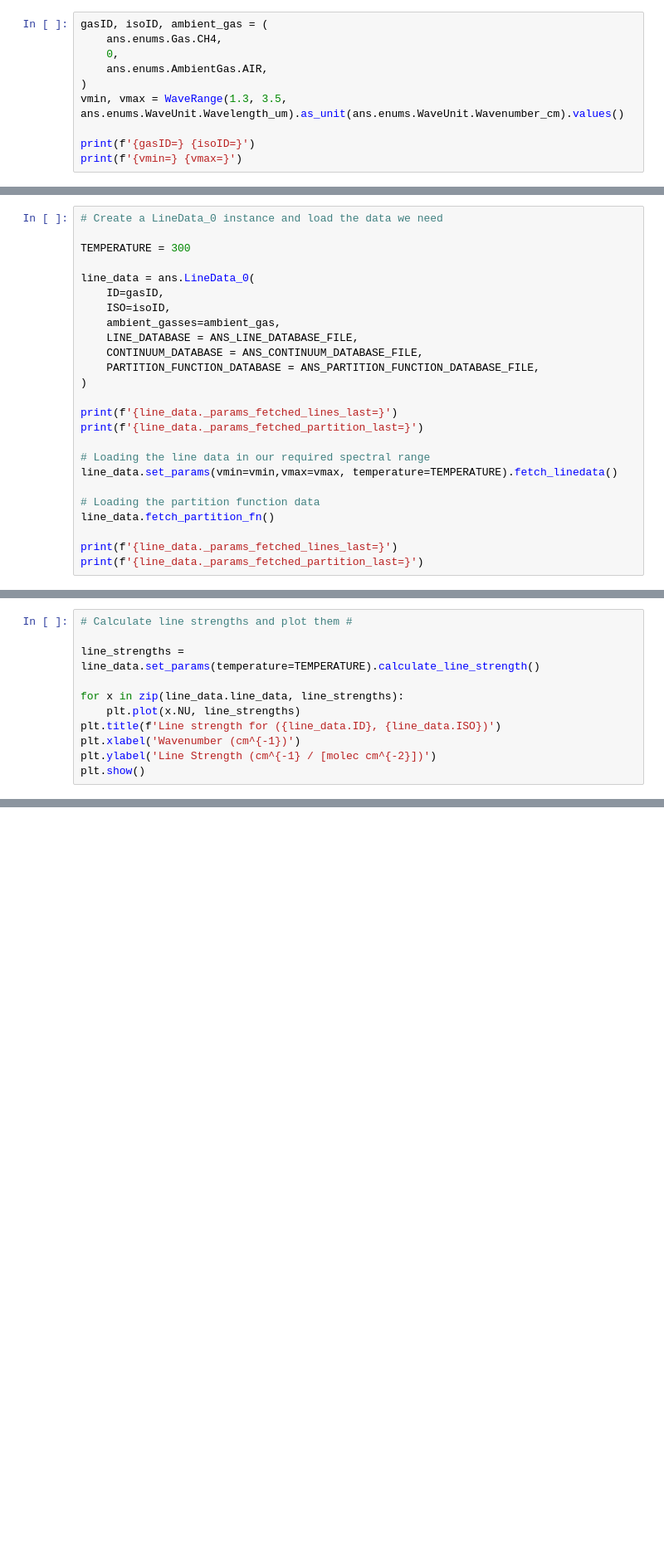
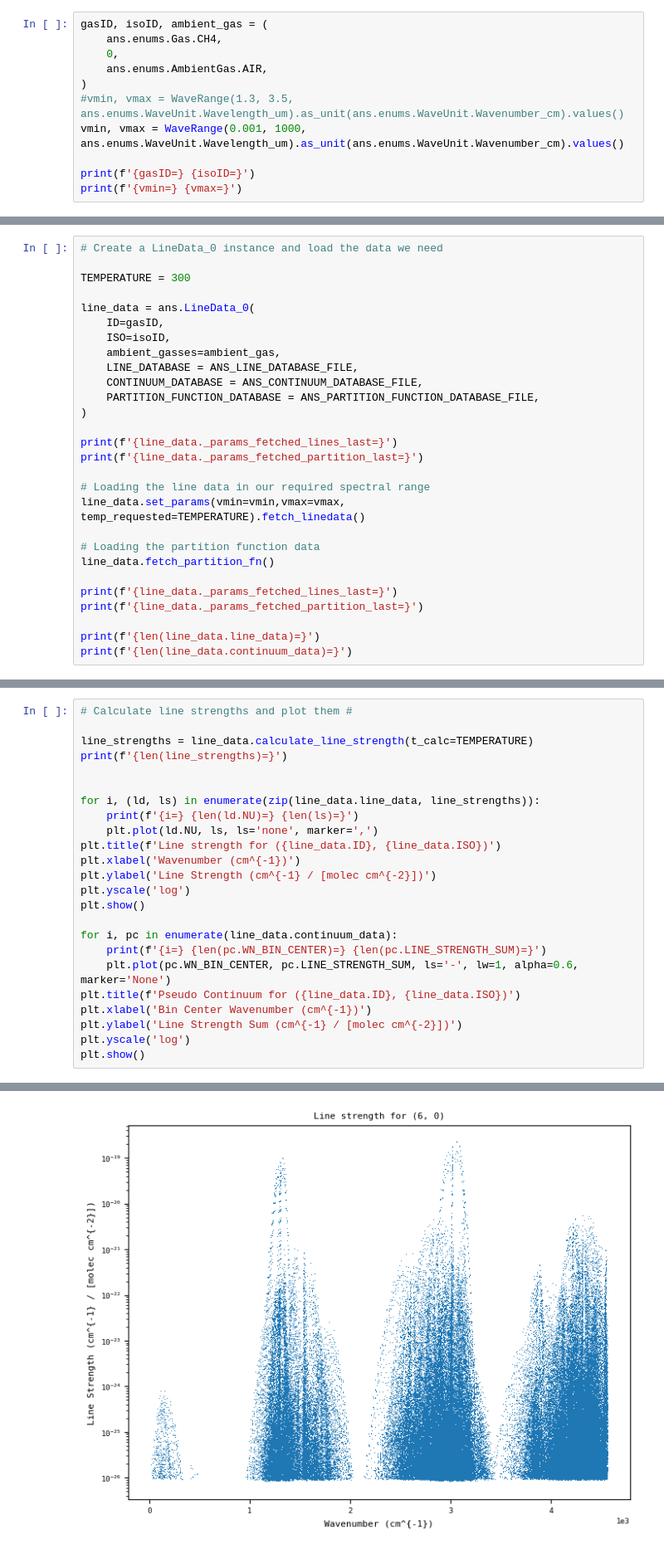
Before and after one commit to juanaldayparejo/archnemesis-dist, a Jupyter notebook: docs/examples/linedata/ex_06_pseudo_continuum_example.ipynb, the cells around one changed output, grey strips where cells are left out. Shown at 83% size. Cells and saved outputs as stored; diff of their text form; blank space fills up the shorter version.

Commit message:
pseudo-continuum is now included in absorption coefficient calculation (when data is available).

```diff
--- a/docs/examples/linedata/ex_06_pseudo_continuum_example.ipynb
+++ b/docs/examples/linedata/ex_06_pseudo_continuum_example.ipynb
@@ -20,7 +20,8 @@ gasID, isoID, ambient_gas = (
     0,
     ans.enums.AmbientGas.AIR,
 )
-vmin, vmax = WaveRange(1.3, 3.5, ans.enums.WaveUnit.Wavelength_um).as_unit(ans.enums.WaveUnit.Wavenumber_cm).values()
+#vmin, vmax = WaveRange(1.3, 3.5, ans.enums.WaveUnit.Wavelength_um).as_unit(ans.enums.WaveUnit.Wavenumber_cm).values()
+vmin, vmax = WaveRange(0.001, 1000, ans.enums.WaveUnit.Wavelength_um).as_unit(ans.enums.WaveUnit.Wavenumber_cm).values()
 
 print(f'{gasID=} {isoID=}')
 print(f'{vmin=} {vmax=}')
@@ -45,11 +46,14 @@ print(f'{line_data._params_fetched_lines_last=}')
 print(f'{line_data._params_fetched_partition_last=}')
 
 # Loading the line data in our required spectral range
-line_data.set_params(vmin=vmin,vmax=vmax, temperature=TEMPERATURE).fetch_linedata()
+line_data.set_params(vmin=vmin,vmax=vmax, temp_requested=TEMPERATURE).fetch_linedata()
 
 # Loading the partition function data
 line_data.fetch_partition_fn()
 
 print(f'{line_data._params_fetched_lines_last=}')
 print(f'{line_data._params_fetched_partition_last=}')
+
+print(f'{len(line_data.line_data)=}')
+print(f'{len(line_data.continuum_data)=}')
 # %% [output]
@@ -82,12 +86,25 @@ line_data._params_fetched_partition_last=True
 # %%
 # Calculate line strengths and plot them #
 
-line_strengths = line_data.set_params(temperature=TEMPERATURE).calculate_line_strength()
+line_strengths = line_data.calculate_line_strength(t_calc=TEMPERATURE)
+print(f'{len(line_strengths)=}')
 
-for x in zip(line_data.line_data, line_strengths):
-	plt.plot(x.NU, line_strengths)
+
+for i, (ld, ls) in enumerate(zip(line_data.line_data, line_strengths)):
+	print(f'{i=} {len(ld.NU)=} {len(ls)=}')
+	plt.plot(ld.NU, ls, ls='none', marker=',')
 plt.title(f'Line strength for ({line_data.ID}, {line_data.ISO})')
 plt.xlabel('Wavenumber (cm^{-1})')
 plt.ylabel('Line Strength (cm^{-1} / [molec cm^{-2}])')
+plt.yscale('log')
 plt.show()
+
+for i, pc in enumerate(line_data.continuum_data):
+	print(f'{i=} {len(pc.WN_BIN_CENTER)=} {len(pc.LINE_STRENGTH_SUM)=}')
+	plt.plot(pc.WN_BIN_CENTER, pc.LINE_STRENGTH_SUM, ls='-', lw=1, alpha=0.6, marker='None')
+plt.title(f'Pseudo Continuum for ({line_data.ID}, {line_data.ISO})')
+plt.xlabel('Bin Center Wavenumber (cm^{-1})')
+plt.ylabel('Line Strength Sum (cm^{-1} / [molec cm^{-2}])')
+plt.yscale('log')
+plt.show()
 # %% [output]
@@ -94,0 +116 @@ AttributeError: 'LineData_0' object has no attribute 'calculate_line_strength'
+[figure, added]
```
Also changed, not shown: parts of 5 cells of this notebook, 3 other files.
